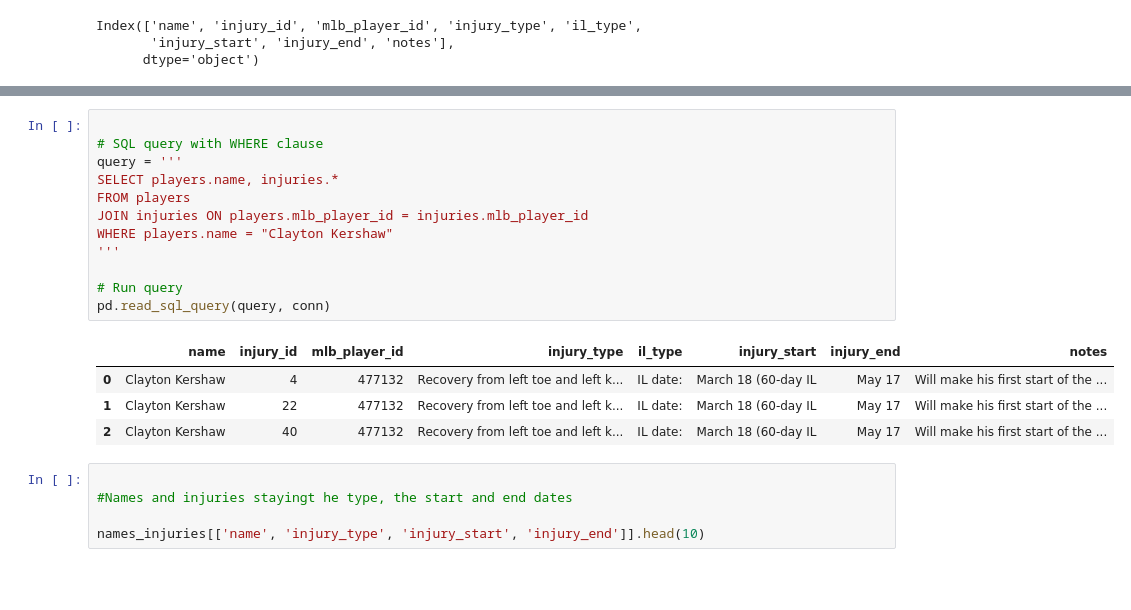
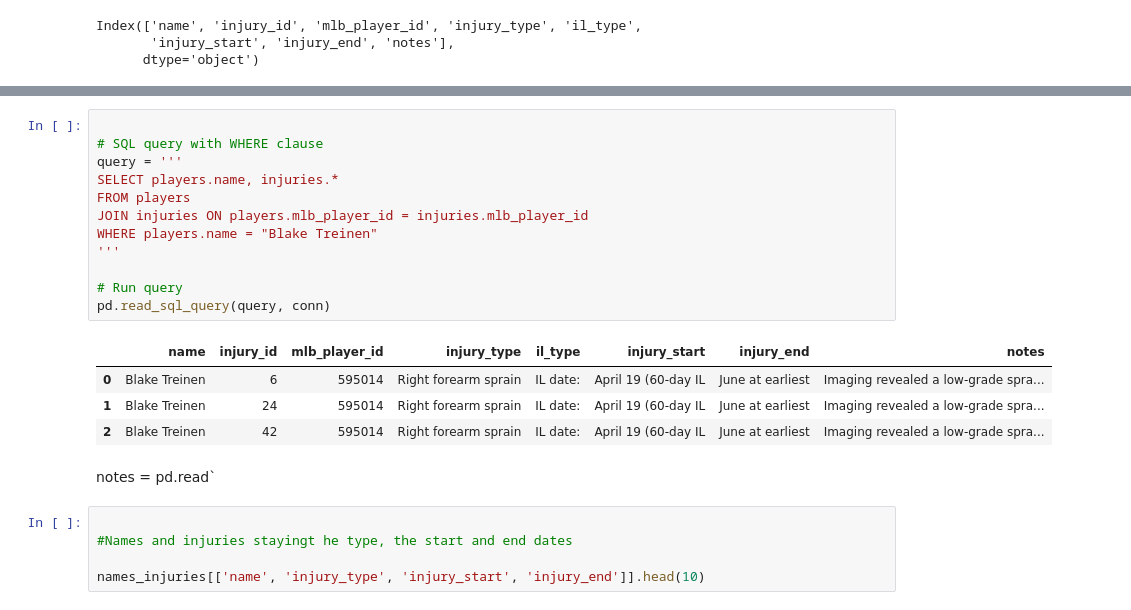
Before and after one commit to laniel123/MLB_Injury_Report, a Jupyter notebook: notebooks /dodgers_db.ipynb, the cells around one changed output, grey strips where cells are left out. Drawn from its saved outputs; the diff is of its cells as text; blank space fills up the shorter version.

```diff
--- a/notebooks /dodgers_db.ipynb
+++ b/notebooks /dodgers_db.ipynb
@@ -149,20 +143,22 @@ names_injuries.head()
 # %%
 
 # SQL query with WHERE clause
 query = '''
 SELECT players.name, injuries.*
 FROM players
 JOIN injuries ON players.mlb_player_id = injuries.mlb_player_id
-WHERE players.name = "Clayton Kershaw"
+WHERE players.name = "Blake Treinen"
 '''
 
 # Run query
 pd.read_sql_query(query, conn)
 # %% [output]
 |  | name | injury_id | mlb_player_id | injury_type | il_type | injury_start | injury_end | notes |
-| 0 | Clayton Kershaw | 4 | 477132 | Recovery from left toe and left k... | IL date: | March 18 (60-day IL | May 17 | Will make his first start of the ... |
-| 1 | Clayton Kershaw | 22 | 477132 | Recovery from left toe and left k... | IL date: | March 18 (60-day IL | May 17 | Will make his first start of the ... |
-| 2 | Clayton Kershaw | 40 | 477132 | Recovery from left toe and left k... | IL date: | March 18 (60-day IL | May 17 | Will make his first start of the ... |
+| 0 | Blake Treinen | 6 | 595014 | Right forearm sprain | IL date: | April 19 (60-day IL | June at earliest | Imaging revealed a low-grade spra... |
+| 1 | Blake Treinen | 24 | 595014 | Right forearm sprain | IL date: | April 19 (60-day IL | June at earliest | Imaging revealed a low-grade spra... |
+| 2 | Blake Treinen | 42 | 595014 | Right forearm sprain | IL date: | April 19 (60-day IL | June at earliest | Imaging revealed a low-grade spra... |
+# %% [markdown]
+notes = pd.read`
 # %%
 
 #Names and injuries stayingt he type, the start and end dates
```
Also changed, not shown: parts of 6 cells of this notebook, 7 other files.
